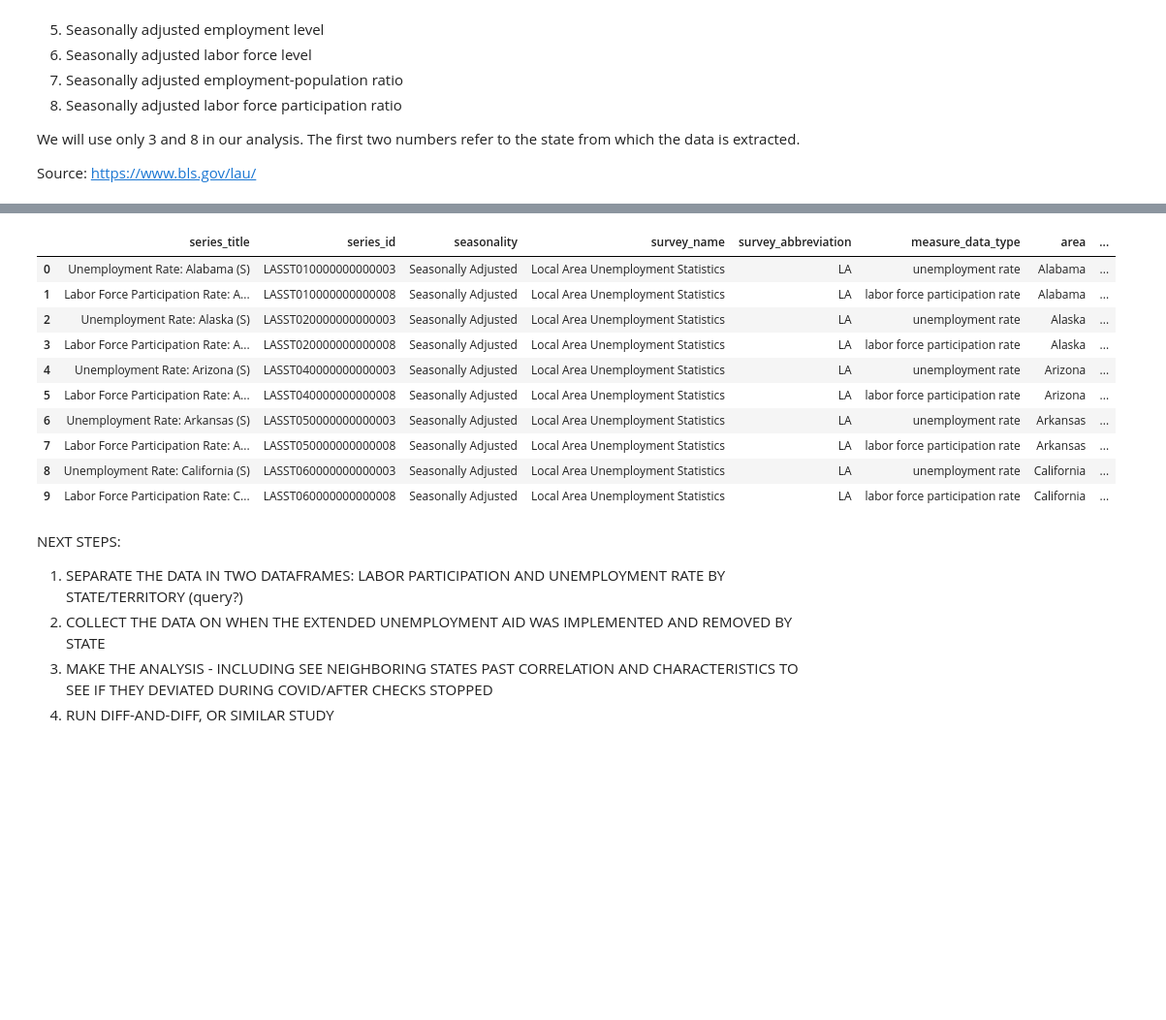
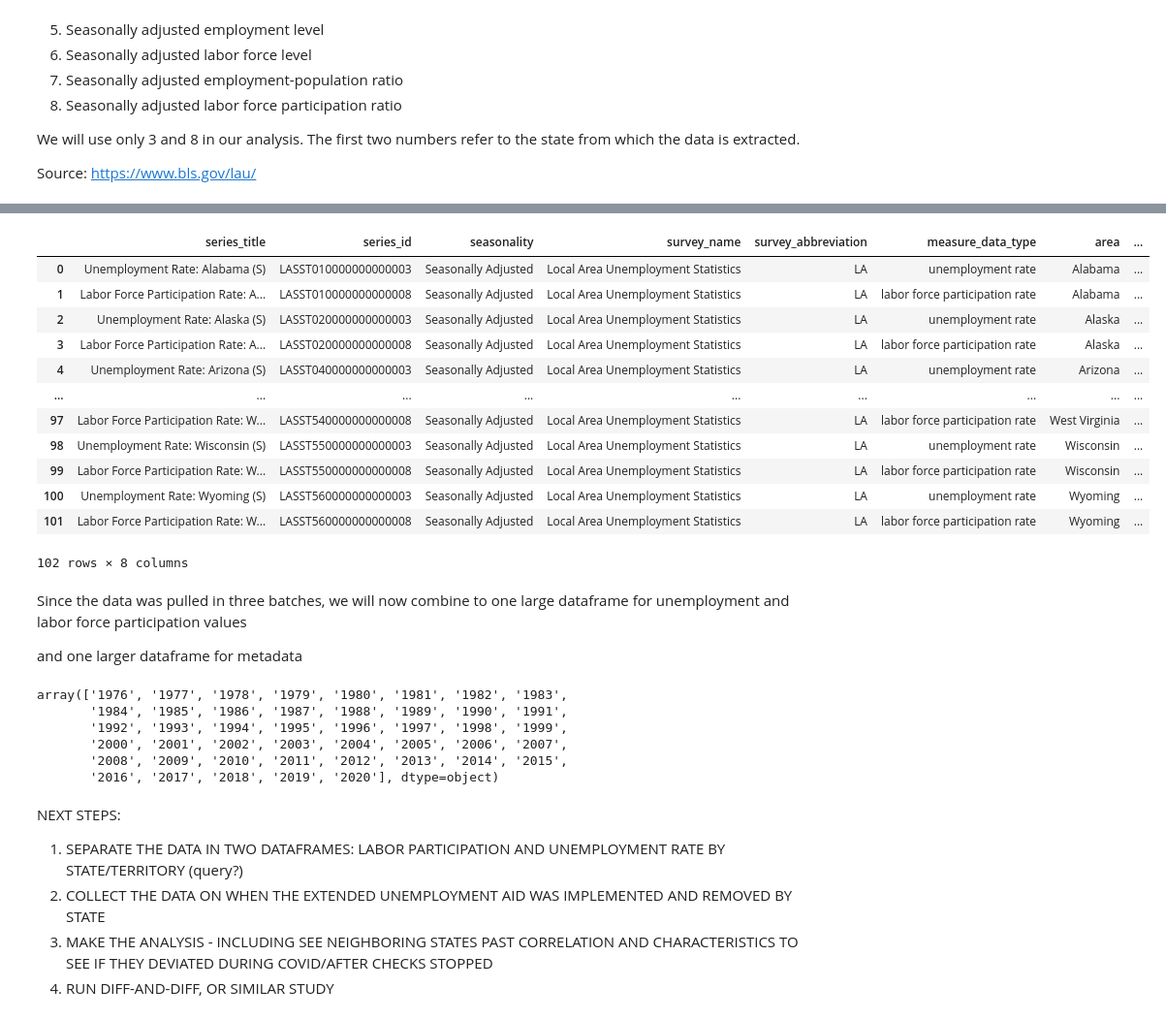
Before and after one commit to vgm236/ferrante_moreira_data_project, a Jupyter notebook: app/ferrante_moreira_project.ipynb, the cells around one changed output, grey strips where cells are left out. Shown at 97% size. Cells and saved outputs as stored; diff of their text form; code cells hidden in the pictures; blank space fills up the shorter version.

Commit message:
pulled data for all years and merged

```diff
--- a/app/ferrante_moreira_project.ipynb
+++ b/app/ferrante_moreira_project.ipynb
@@ -368,10 +368,10 @@ series_ids = [
 ]
 
 # make requests, get responses
-responses = request_for_series(series_ids, "1976", "2020", apikey=apikey)
+responses1 = request_for_series(series_ids, "1976", "1995", apikey=apikey)
 
 # validate the responses
-[check_response(r) for r in responses]
+[check_response(r) for r in responses1]
 
 # extract data and metadata from responses
-df, metadata = unpack_all_responses(responses)
+df1, metadata1 = unpack_all_responses(responses1)
@@ -387,17 +402,37 @@ df.tail()
 # %%
-metadata.head(10)
+metadata1
 # %% [output]
 |  | series_title | series_id | seasonality | survey_name | survey_abbreviation | measure_data_type | area | ... |
 | 0 | Unemployment Rate: Alabama (S) | LASST010000000000003 | Seasonally Adjusted | Local Area Unemployment Statistics | LA | unemployment rate | Alabama | ... |
 | 1 | Labor Force Participation Rate: A... | LASST010000000000008 | Seasonally Adjusted | Local Area Unemployment Statistics | LA | labor force participation rate | Alabama | ... |
 | 2 | Unemployment Rate: Alaska (S) | LASST020000000000003 | Seasonally Adjusted | Local Area Unemployment Statistics | LA | unemployment rate | Alaska | ... |
 | 3 | Labor Force Participation Rate: A... | LASST020000000000008 | Seasonally Adjusted | Local Area Unemployment Statistics | LA | labor force participation rate | Alaska | ... |
 | 4 | Unemployment Rate: Arizona (S) | LASST040000000000003 | Seasonally Adjusted | Local Area Unemployment Statistics | LA | unemployment rate | Arizona | ... |
-| 5 | Labor Force Participation Rate: A... | LASST040000000000008 | Seasonally Adjusted | Local Area Unemployment Statistics | LA | labor force participation rate | Arizona | ... |
-| 6 | Unemployment Rate: Arkansas (S) | LASST050000000000003 | Seasonally Adjusted | Local Area Unemployment Statistics | LA | unemployment rate | Arkansas | ... |
-| 7 | Labor Force Participation Rate: A... | LASST050000000000008 | Seasonally Adjusted | Local Area Unemployment Statistics | LA | labor force participation rate | Arkansas | ... |
-| 8 | Unemployment Rate: California (S) | LASST060000000000003 | Seasonally Adjusted | Local Area Unemployment Statistics | LA | unemployment rate | California | ... |
-| 9 | Labor Force Participation Rate: C... | LASST060000000000008 | Seasonally Adjusted | Local Area Unemployment Statistics | LA | labor force participation rate | California | ... |
+| ... | ... | ... | ... | ... | ... | ... | ... | ... |
+| 97 | Labor Force Participation Rate: W... | LASST540000000000008 | Seasonally Adjusted | Local Area Unemployment Statistics | LA | labor force participation rate | West Virginia | ... |
+| 98 | Unemployment Rate: Wisconsin (S) | LASST550000000000003 | Seasonally Adjusted | Local Area Unemployment Statistics | LA | unemployment rate | Wisconsin | ... |
+| 99 | Labor Force Participation Rate: W... | LASST550000000000008 | Seasonally Adjusted | Local Area Unemployment Statistics | LA | labor force participation rate | Wisconsin | ... |
+| 100 | Unemployment Rate: Wyoming (S) | LASST560000000000003 | Seasonally Adjusted | Local Area Unemployment Statistics | LA | unemployment rate | Wyoming | ... |
+| 101 | Labor Force Participation Rate: W... | LASST560000000000008 | Seasonally Adjusted | Local Area Unemployment Statistics | LA | labor force participation rate | Wyoming | ... |
+102 rows × 8 columns
+# %% [markdown]
+Since the data was pulled in three batches, we will now combine to one large dataframe for unemployment and labor force participation values
+
+and one larger dataframe for metadata
+# %%
+# create single dataframe for df1, df2, and df3
+df = pd.concat([df1, df2, df3])
+
+df = df.sort_values(by=["year"])
+
+df["year"].unique()
+# %% [output]
+array(['1976', '1977', '1978', '1979', '1980', '1981', '1982', '1983',
+       '1984', '1985', '1986', '1987', '1988', '1989', '1990', '1991',
+       '1992', '1993', '1994', '1995', '1996', '1997', '1998', '1999',
+       '2000', '2001', '2002', '2003', '2004', '2005', '2006', '2007',
+       '2008', '2009', '2010', '2011', '2012', '2013', '2014', '2015',
+       '2016', '2017', '2018', '2019', '2020'], dtype=object)
 # %% [markdown]
 NEXT STEPS:
 
```
Also changed, not shown: parts of 6 cells of this notebook.
